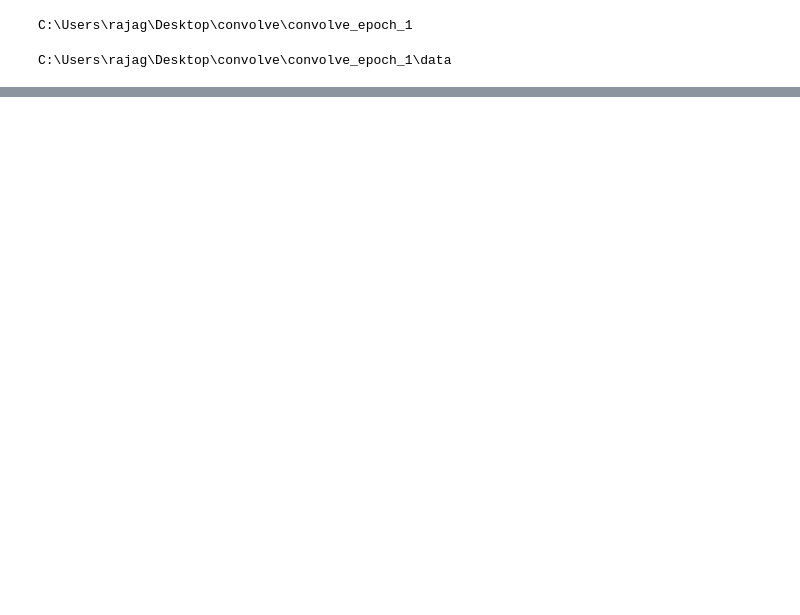
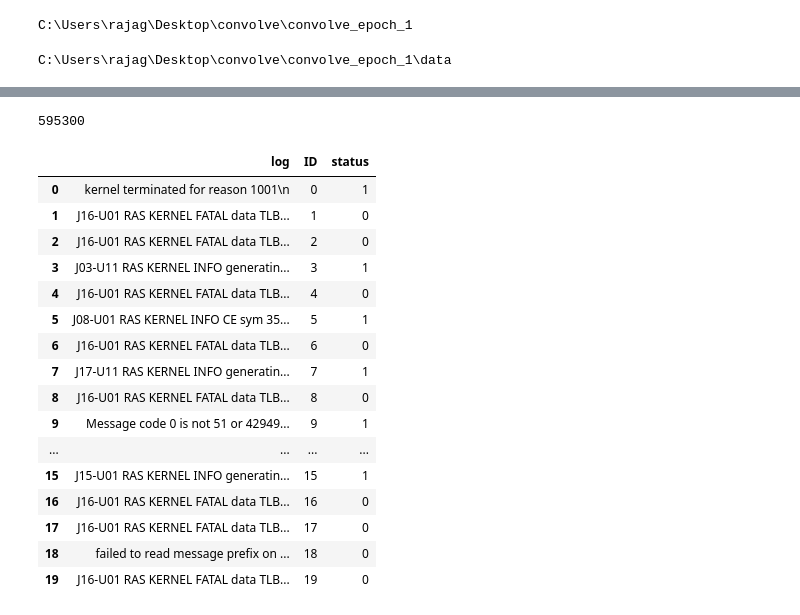
Before and after one commit to goyalpramod/convolve_epoch_1, a Jupyter notebook: notebook/different_ways_one_by_one.ipynb, the cells around one changed output, grey strips where cells are left out. Cells and saved outputs as stored; diff of their text form; code cells hidden in the pictures; blank space fills up the shorter version.

```diff
--- a/notebook/different_ways_one_by_one.ipynb
+++ b/notebook/different_ways_one_by_one.ipynb
@@ -87,0 +400,6 @@ Successfully installed huggingface-hub-0.11.1 tokenizers-0.13.2 transformers-4.2
+# %%
+from sklearn.linear_model import LogisticRegression
+from sklearn.multiclass import OneVsRestClassifier
+
+logreg = LogisticRegression(class_weight='balanced')
+ovr = OneVsRestClassifier(logreg).fit(train_vectorized,y)
@@ -87,0 +422,2 @@ Successfully installed huggingface-hub-0.11.1 tokenizers-0.13.2 transformers-4.2
+# %%
+pred = ovr.predict_proba(test_vectorized)
@@ -87,0 +447,2 @@ Successfully installed huggingface-hub-0.11.1 tokenizers-0.13.2 transformers-4.2
+# %%
+sub = test
@@ -87,0 +467,27 @@ Successfully installed huggingface-hub-0.11.1 tokenizers-0.13.2 transformers-4.2
+# %%
+len(sub)
+# %% [output]
+595300
+# %%
+sub['status'] = pred.argmax(1)
+# sub.to_csv('sub.csv', index=False)
+# %%
+sub.head(20)
+# %% [output]
+|  | log | ID | status |
+| 0 | kernel terminated for reason 1001\n | 0 | 1 |
+| 1 | J16-U01 RAS KERNEL FATAL data TLB... | 1 | 0 |
+| 2 | J16-U01 RAS KERNEL FATAL data TLB... | 2 | 0 |
+| 3 | J03-U11 RAS KERNEL INFO generatin... | 3 | 1 |
+| 4 | J16-U01 RAS KERNEL FATAL data TLB... | 4 | 0 |
+| 5 | J08-U01 RAS KERNEL INFO CE sym 35... | 5 | 1 |
+| 6 | J16-U01 RAS KERNEL FATAL data TLB... | 6 | 0 |
+| 7 | J17-U11 RAS KERNEL INFO generatin... | 7 | 1 |
+| 8 | J16-U01 RAS KERNEL FATAL data TLB... | 8 | 0 |
+| 9 | Message code 0 is not 51 or 42949... | 9 | 1 |
+| ... | ... | ... | ... |
+| 15 | J15-U01 RAS KERNEL INFO generatin... | 15 | 1 |
+| 16 | J16-U01 RAS KERNEL FATAL data TLB... | 16 | 0 |
+| 17 | J16-U01 RAS KERNEL FATAL data TLB... | 17 | 0 |
+| 18 | failed to read message prefix on ... | 18 | 0 |
+| 19 | J16-U01 RAS KERNEL FATAL data TLB... | 19 | 0 |
```
Also changed, not shown: parts of 67 cells of this notebook, 1 other file.
